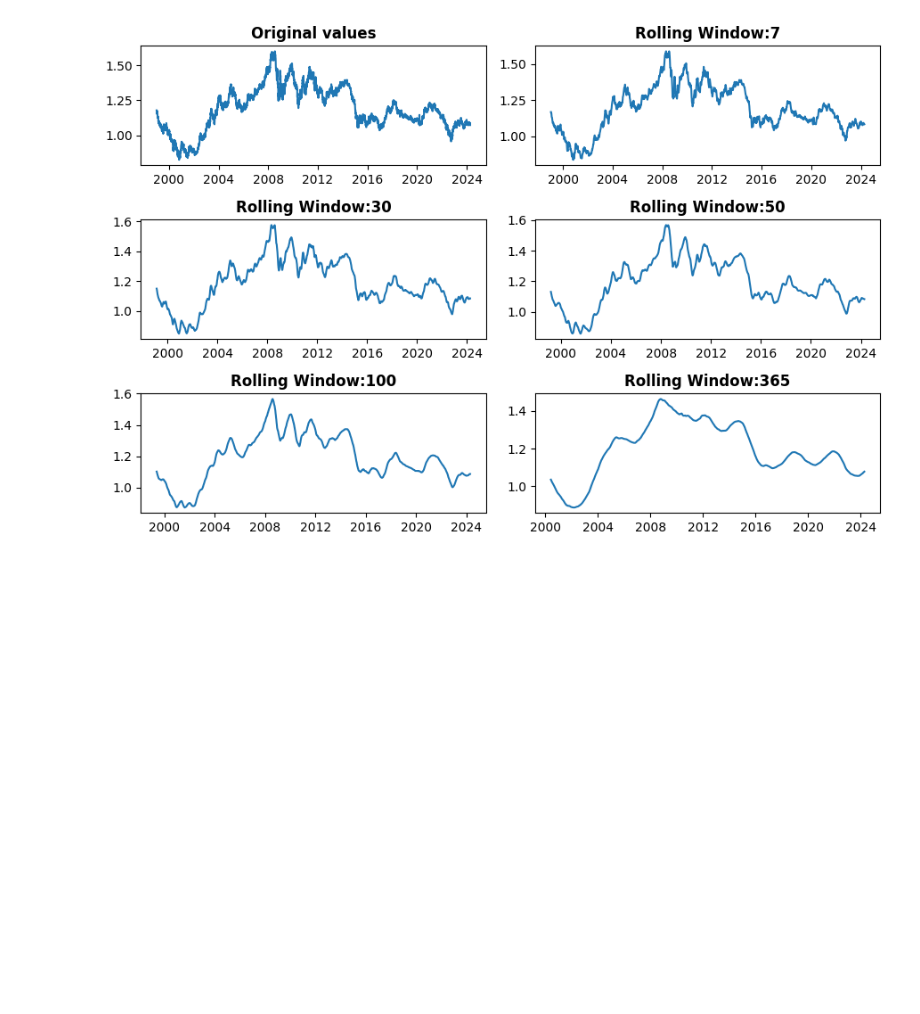
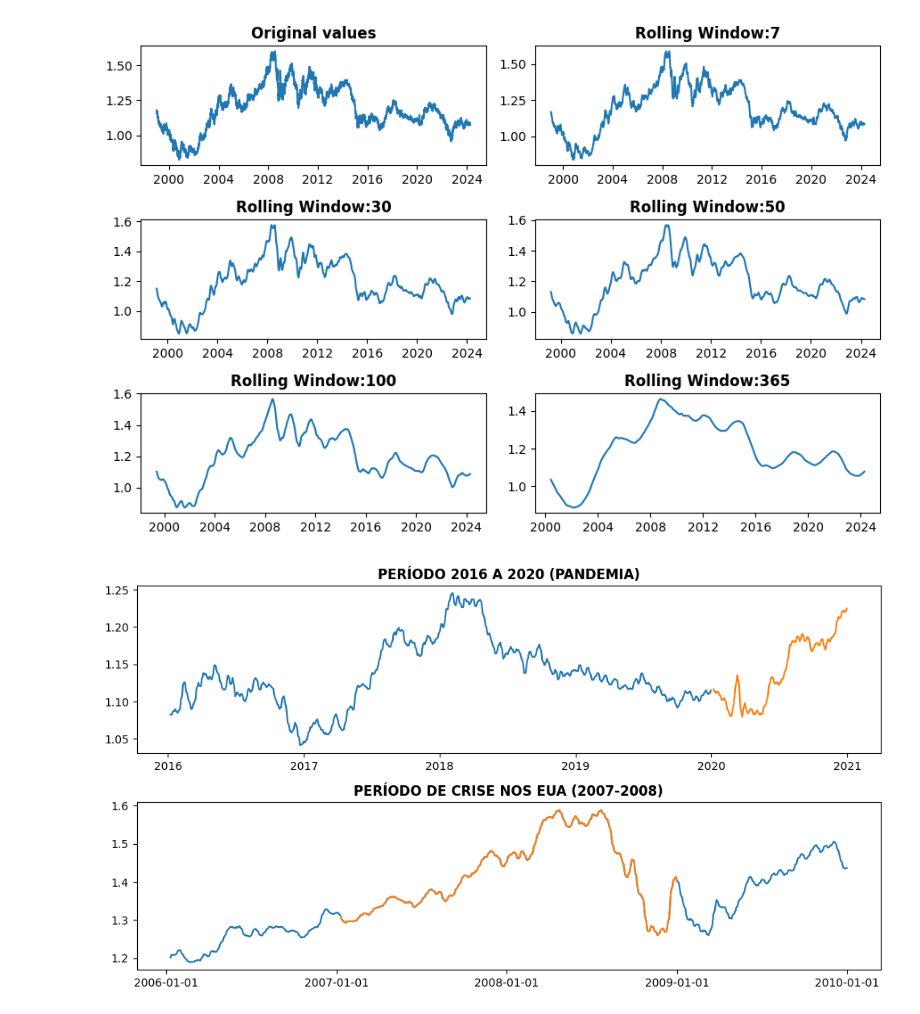
Before and after one commit to dev-alissonalves/data-scientist-dataquest, a Jupyter notebook: part02 - data_analysis_and_visualization/3-telling-stories-using-data-visualization/project-06/Guided Project: Storytelling Data Visualization on Exchange Rates.ipynb, the cells around one changed output. Drawn from its saved outputs; the diff is of its cells as text; code cells hidden in the pictures; blank space fills up the shorter version.

```diff
--- a/part02 - data_analysis_and_visualization/3-telling-stories-using-data-visualization/project-06/Guided Project: Storytelling Data Visualization on Exchange Rates.ipynb
+++ b/part02 - data_analysis_and_visualization/3-telling-stories-using-data-visualization/project-06/Guided Project: Storytelling Data Visualization on Exchange Rates.ipynb
@@ -153,3 +160,31 @@ plt.tight_layout() # Auto-adjusts the padding between subplots
 plt.show()
 # %% [output]
 [figure]
+# %%
+df_2016_2019 = euro_to_dollar[(euro_to_dollar['Time'].dt.year >= 2016) & (euro_to_dollar['Time'].dt.year <= 2019)]
+df_2020 = euro_to_dollar[(euro_to_dollar['Time'].dt.year == 2020)]
+rolling_mean_2016_2019 = df_2016_2019['US_dollar'].rolling(5).mean()
+rolling_mean_2020 = df_2020['US_dollar'].rolling(5).mean()
+
+df_2006_2009_crisis = euro_to_dollar[(euro_to_dollar['Time'].dt.year >= 2006) & (euro_to_dollar['Time'].dt.year <= 2009)]
+df_2007_2008_crisis = euro_to_dollar[(euro_to_dollar['Time'].dt.year >= 2007) & (euro_to_dollar['Time'].dt.year <= 2008)]
+rolling_mean_df_2006_2009_crisis = df_2006_2009_crisis['US_dollar'].rolling(7).mean()
+rolling_mean_df_2007_2008_crisis = df_2007_2008_crisis['US_dollar'].rolling(7).mean()
+
+plt.figure(figsize=(10,8))
+
+plt.subplot(3,1,1)
+plt.plot(df_2016_2019['Time'], rolling_mean_2016_2019)
+plt.plot(df_2020['Time'], rolling_mean_2020)
+plt.title('PERÍODO 2016 A 2020 (PANDEMIA)', weight='bold')
+
+plt.subplot(3,1,2)
+plt.plot(df_2006_2009_crisis['Time'], rolling_mean_df_2006_2009_crisis)
+plt.plot(df_2007_2008_crisis['Time'], rolling_mean_df_2007_2008_crisis)
+plt.xticks(['2006', '2007', '2008', '2009', '2010'])
+plt.title('PERÍODO DE CRISE NOS EUA (2007-2008)', weight='bold')
+
+plt.tight_layout()
+plt.show()
+# %% [output]
+[figure, added]
```
Also changed, not shown: parts of 3 cells of this notebook.
